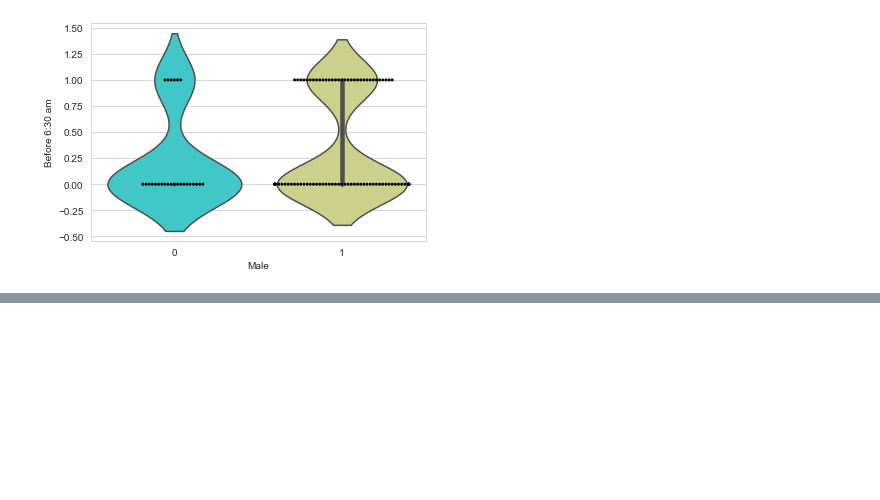
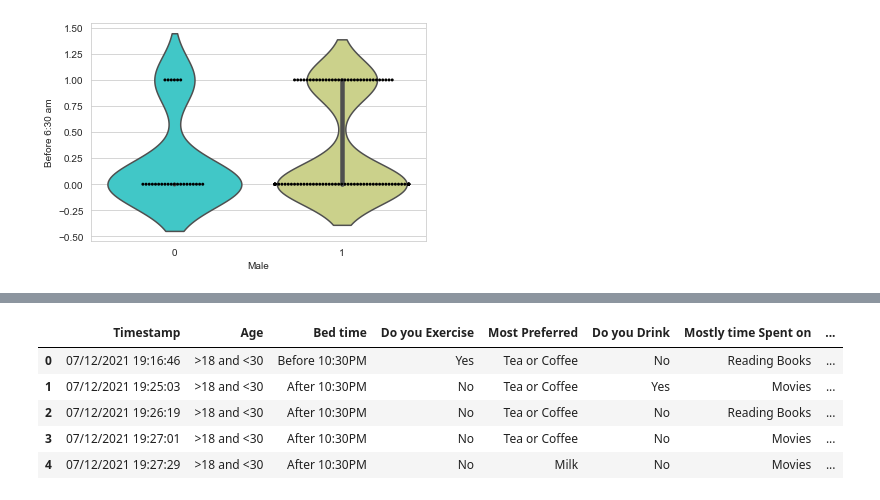
Before and after one commit to ManitejaPadigela/Understanding-Human-Behavior, a Jupyter notebook: HumanBehavior.ipynb, the cells around one changed output, grey strips where cells are left out. Saved outputs shown, nothing was run; the diff lists cells and outputs as text; code cells hidden in the pictures; blank space fills up the shorter version.

```diff
--- a/HumanBehavior.ipynb
+++ b/HumanBehavior.ipynb
@@ -131,0 +170,26 @@ sns.swarmplot(x="Male", y="Before 6:30 am", data=human_data,color='black',size=3
+# %%
+def dexterity(cluster):
+    if cluster=='Right Hand':
+        return 1
+    elif cluster=='Left Hand':
+        return 0
+    else:
+        return 2
+# %%
+def drink(cluster):
+    if cluster=='Yes':
+        return 1
+    else:
+        return 0
+# %%
+human_data['Hand Preffered'] = human_data['Dexterity'].apply(dexterity)
+human_data['Alcohol Intake'] = human_data['Do you Drink'].apply(drink)
+# %%
+human_data.head()
+# %% [output]
+|  | Timestamp | Age | Bed time | Do you Exercise | Most Preferred | Do you Drink | Mostly time Spent on | ... |
+| 0 | 07/12/2021 19:16:46 | >18 and <30 | Before 10:30PM | Yes | Tea or Coffee | No | Reading Books | ... |
+| 1 | 07/12/2021 19:25:03 | >18 and <30 | After 10:30PM | No | Tea or Coffee | Yes | Movies | ... |
+| 2 | 07/12/2021 19:26:19 | >18 and <30 | After 10:30PM | No | Tea or Coffee | No | Reading Books | ... |
+| 3 | 07/12/2021 19:27:01 | >18 and <30 | After 10:30PM | No | Tea or Coffee | No | Movies | ... |
+| 4 | 07/12/2021 19:27:29 | >18 and <30 | After 10:30PM | No | Milk | No | Movies | ... |
```
Also changed, not shown: parts of 61 cells of this notebook.
